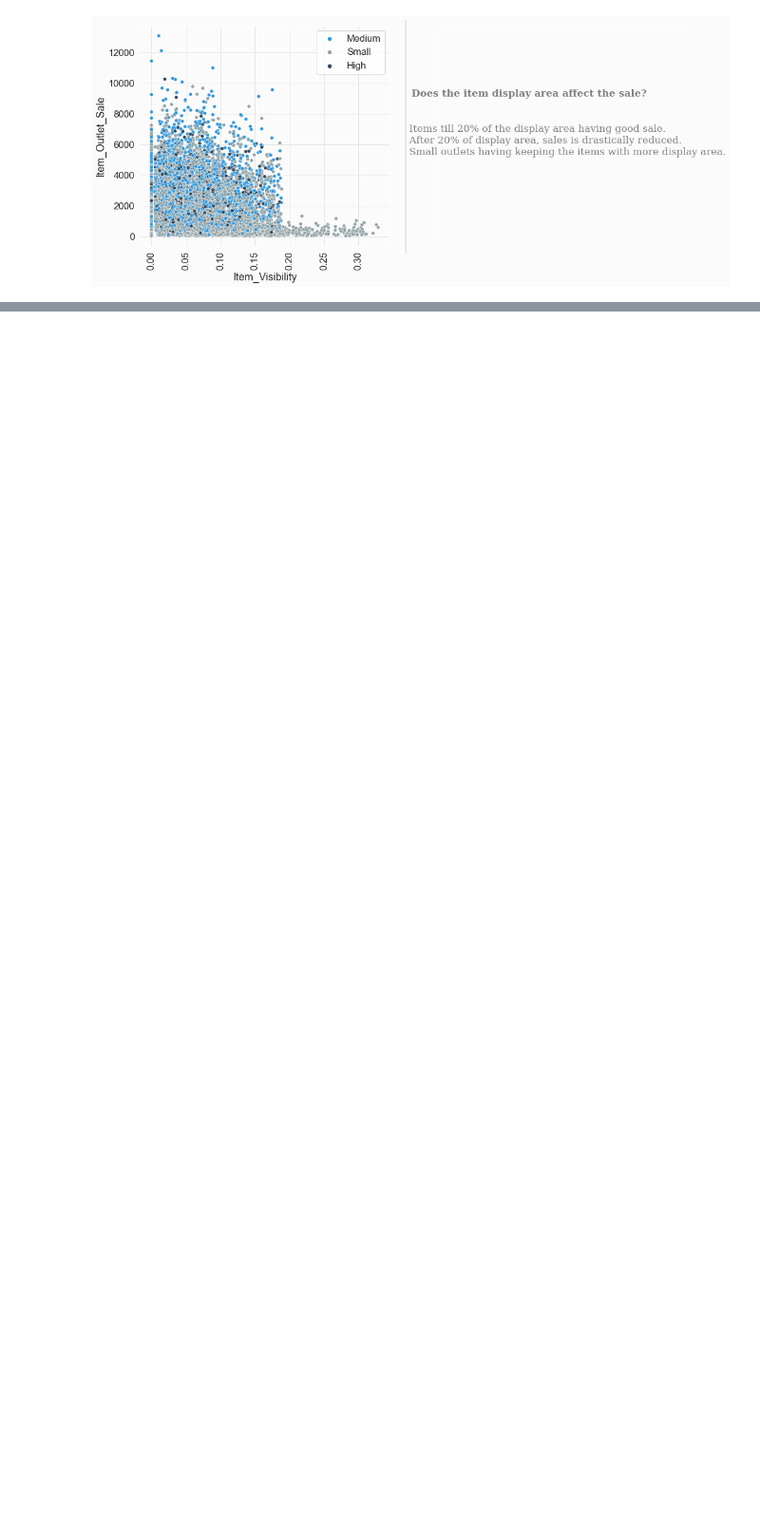
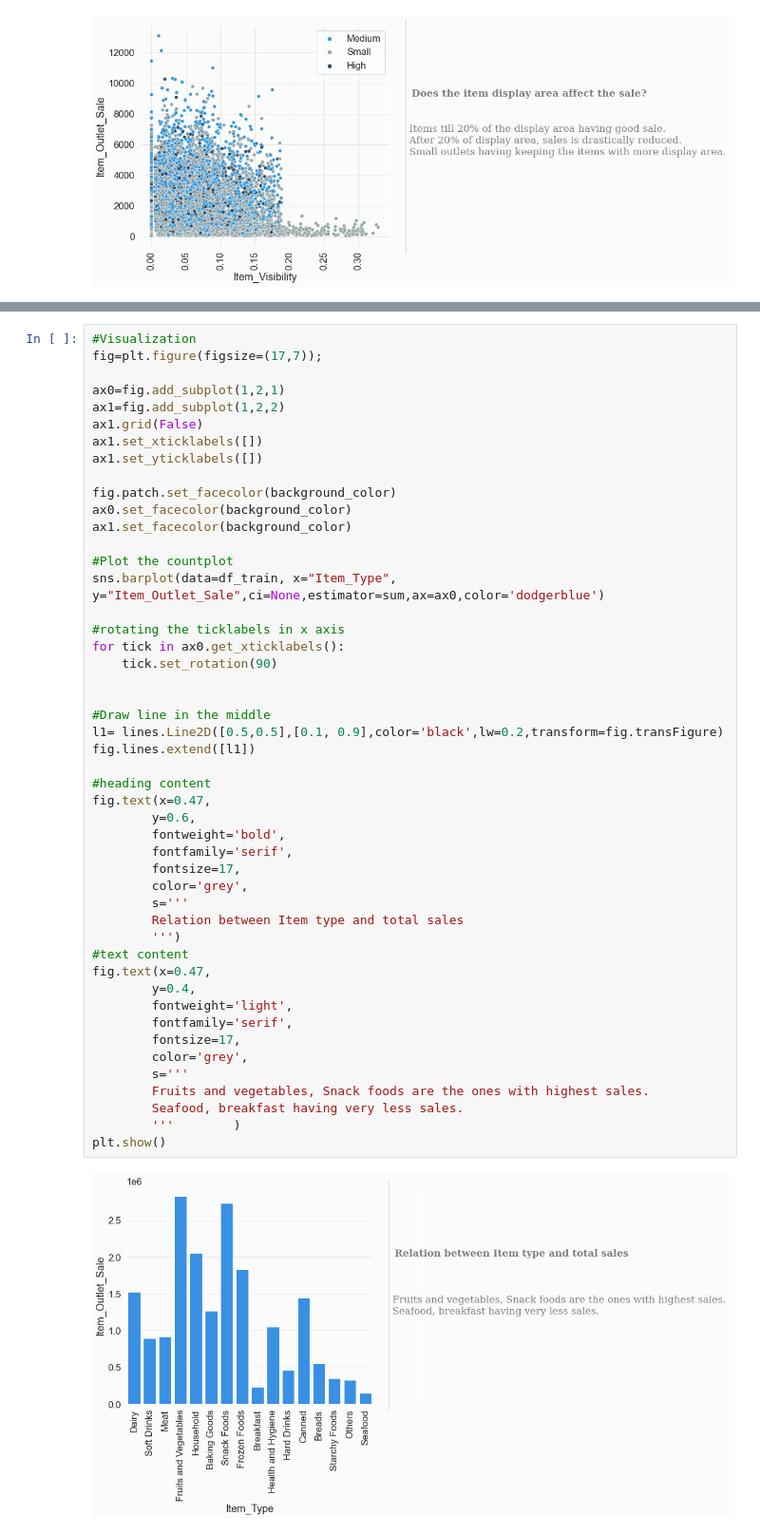
Before and after one commit to ajithcl/BigmartSalesPrediction, a Jupyter notebook: BigmartSalesPrediction.ipynb, the cells around one changed output, grey strips where cells are left out. Shown at 95% size. Saved outputs shown, nothing was run; the diff lists cells and outputs as text; blank space fills up the shorter version.

```diff
--- a/BigmartSalesPrediction.ipynb
+++ b/BigmartSalesPrediction.ipynb
@@ -762,0 +745,50 @@ df_train.loc[:,["Item_Visibility","Outlet_Size","Item_Outlet_Sale"]]
+# %%
+#Visualization
+fig=plt.figure(figsize=(17,7));
+
+ax0=fig.add_subplot(1,2,1)
+ax1=fig.add_subplot(1,2,2)
+ax1.grid(False)
+ax1.set_xticklabels([])
+ax1.set_yticklabels([])
+
+fig.patch.set_facecolor(background_color)
+ax0.set_facecolor(background_color)
+ax1.set_facecolor(background_color)
+
+#Plot the countplot
+sns.barplot(data=df_train, x="Item_Type", y="Item_Outlet_Sale",ci=None,estimator=sum,ax=ax0,color='dodgerblue')
+
+#rotating the ticklabels in x axis
+for tick in ax0.get_xticklabels():
+    tick.set_rotation(90)
+
+
+#Draw line in the middle
+l1= lines.Line2D([0.5,0.5],[0.1, 0.9],color='black',lw=0.2,transform=fig.transFigure)
+fig.lines.extend([l1])
+
+#heading content
+fig.text(x=0.47,
+        y=0.6,
+        fontweight='bold',
+        fontfamily='serif',
+        fontsize=17,
+        color='grey',
+        s='''
+        Relation between Item type and total sales
+        ''')
+#text content
+fig.text(x=0.47,
+        y=0.4,
+        fontweight='light',
+        fontfamily='serif',
+        fontsize=17,
+        color='grey',
+        s='''
+        Fruits and vegetables, Snack foods are the ones with highest sales.
+        Seafood, breakfast having very less sales.
+        '''        )
+plt.show()
+# %% [output]
+[figure, added]
```
Also changed, not shown: parts of 9 cells of this notebook.
